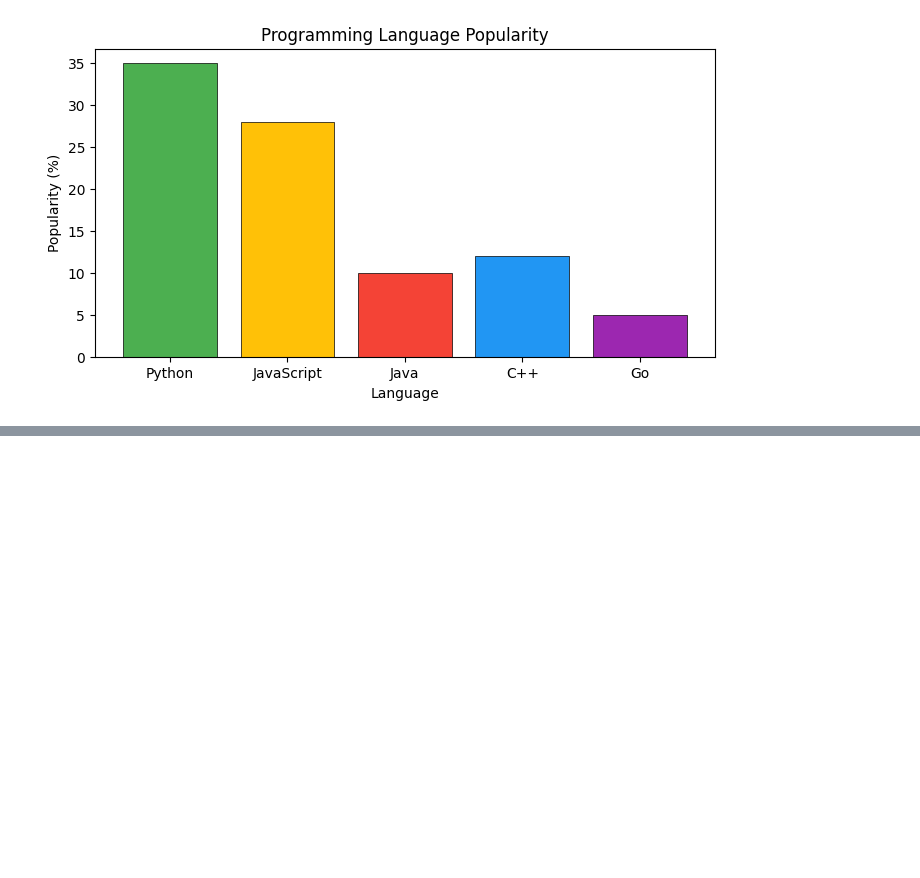
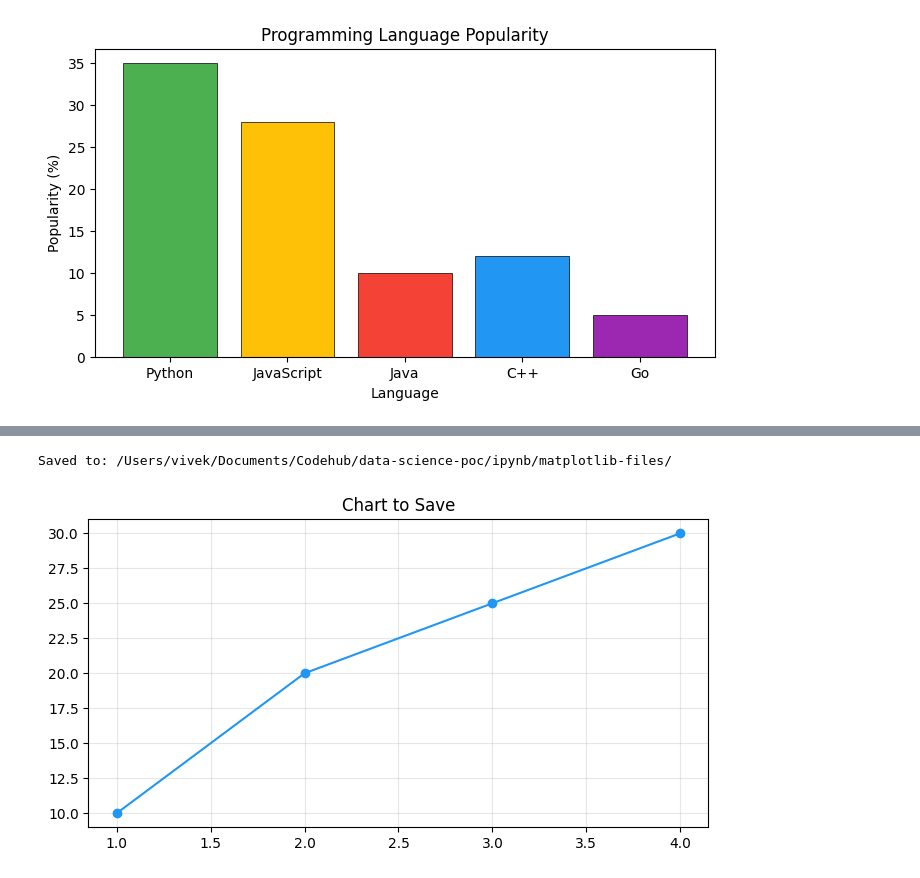
Before and after one commit to VivekGits7/data-science-poc, a Jupyter notebook: ipynb/matplotlib.ipynb, the cells around one changed output, grey strips where cells are left out. Saved outputs shown, nothing was run; the diff lists cells and outputs as text; code cells hidden in the pictures; blank space fills up the shorter version.

```diff
--- a/ipynb/matplotlib.ipynb
+++ b/ipynb/matplotlib.ipynb
@@ -212,11 +248,20 @@ plt.style.use("default")
 # %%
 # 15. Save Chart to File
+import os
+
+# Use absolute path to avoid working directory issues
+save_dir = "/Users/vivek/Documents/Codehub/data-science-poc/ipynb/matplotlib-files"
+os.makedirs(save_dir, exist_ok=True)
+
 plt.figure(figsize=(8, 4))
 plt.plot([1, 2, 3, 4], [10, 20, 25, 30], marker="o", color="#2196F3")
 plt.title("Chart to Save")
 plt.grid(True, alpha=0.3)
 
-plt.savefig("my_chart.png", dpi=150, bbox_inches="tight")
-plt.savefig("my_chart.pdf", bbox_inches="tight")
-print("Saved as my_chart.png and my_chart.pdf")
+plt.savefig(os.path.join(save_dir, "my_chart.png"), dpi=150, bbox_inches="tight")
+plt.savefig(os.path.join(save_dir, "my_chart.pdf"), bbox_inches="tight")
+print(f"Saved to: {save_dir}/")
 plt.show()
+# %% [output]
+Saved to: /Users/vivek/Documents/Codehub/data-science-poc/ipynb/matplotlib-files/
+[figure, added]
```
Also changed, not shown: parts of 10 cells of this notebook, 4 other files.
